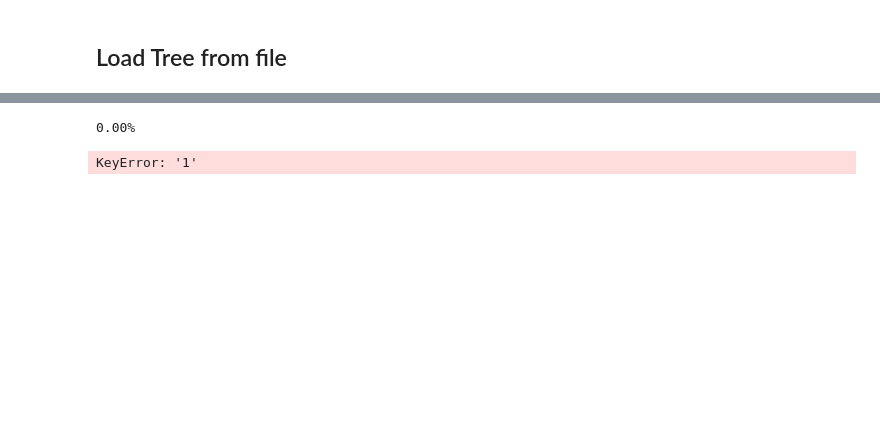
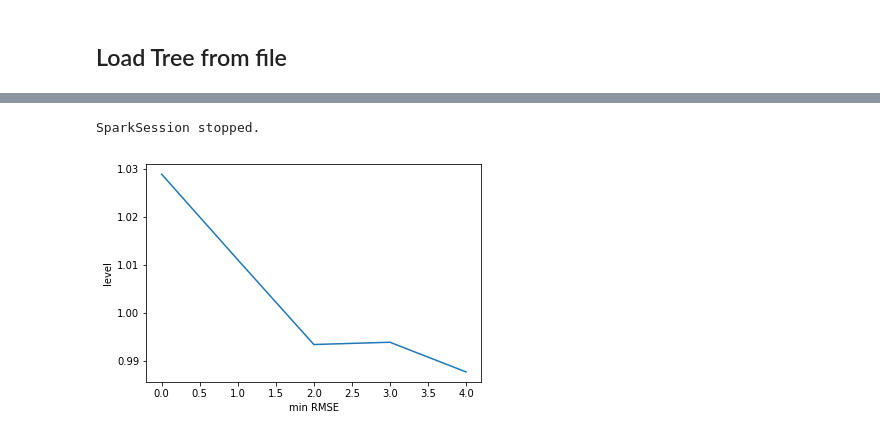
Before and after one commit to clamli/Content-based-decision-tree, a Jupyter notebook: Baseline/FDT for cold-start item/FDT test for new-user, movielens - multiple param.ipynb, the cells around one changed output, grey strips where cells are left out. Drawn from its saved outputs; the diff is of its cells as text; code cells hidden in the pictures; blank space fills up the shorter version.

```diff
--- a/Baseline/FDT for cold-start item/FDT test for new-user, movielens - multiple param.ipynb
+++ b/Baseline/FDT for cold-start item/FDT test for new-user, movielens - multiple param.ipynb
@@ -494,3 +519,7 @@ SparkSession stopped.
+# %%
+MF.end()
+# %% [output]
+SparkSession stopped.
 # %%
 import klepto
 Tree = klepto.archives.dir_archive('treeFile', cached=True, serialized=True)
@@ -589,5 +528,0 @@ Tree.load()
-# %%
-rmse_result = pred_RMSE_for_new_user(Tree['split_item'], Tree["rI"], prediction_model, rating_matrix_csc[:, end:])
-# %% [output]
-0.00%
-KeyError: '1'
@@ -595,0 +529,14 @@ rmse_result
+# %%
+min_rmse_list = [1.02888810294,
+                 1.01108332722,
+                 0.993434481669,
+                 0.993906061326,
+                 0.98773002374]
+# %%
+plt.figure(1)
+plt.xlabel('min RMSE')
+plt.ylabel('level')
+plt.plot(list(range(5)), min_rmse_list)
+plt.show()
+# %% [output]
+[figure, added]
```
Also changed, not shown: parts of 32 cells of this notebook, 1 other file.
